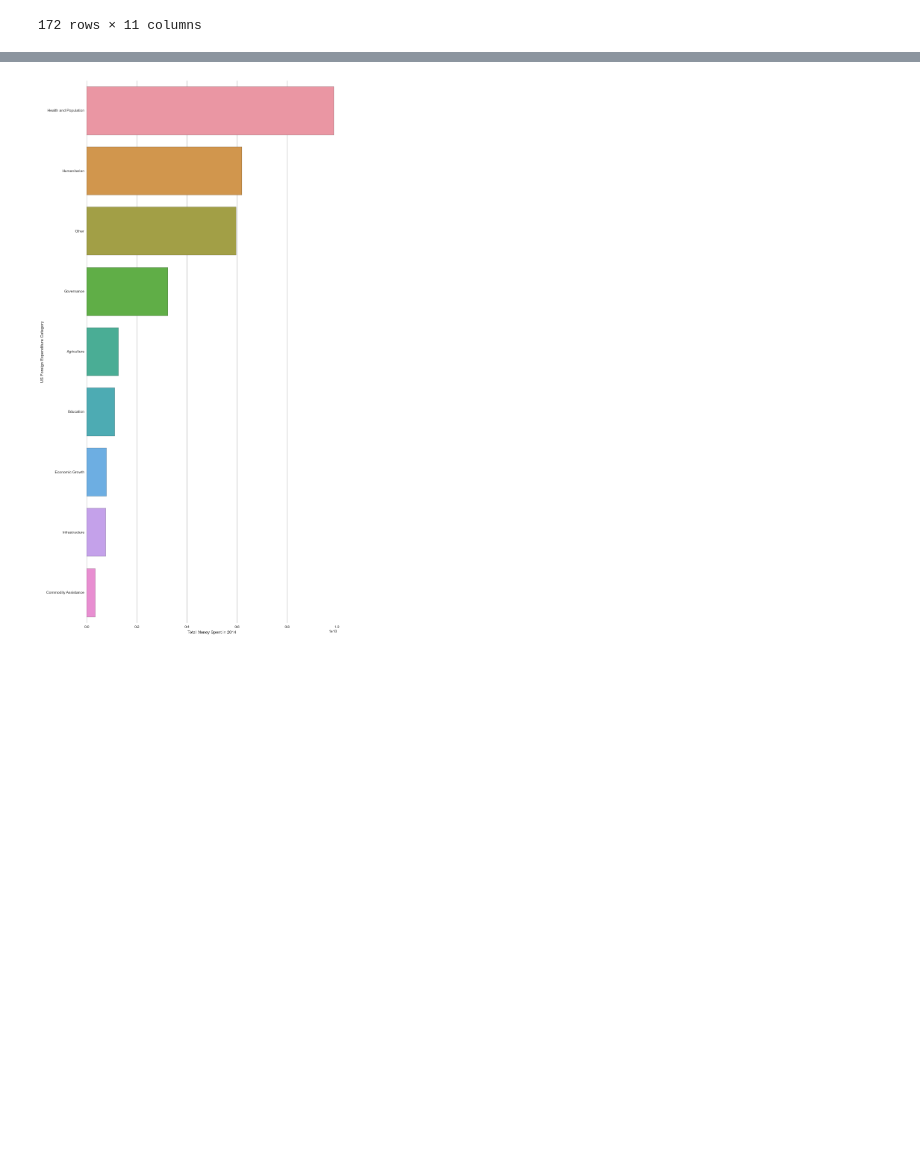
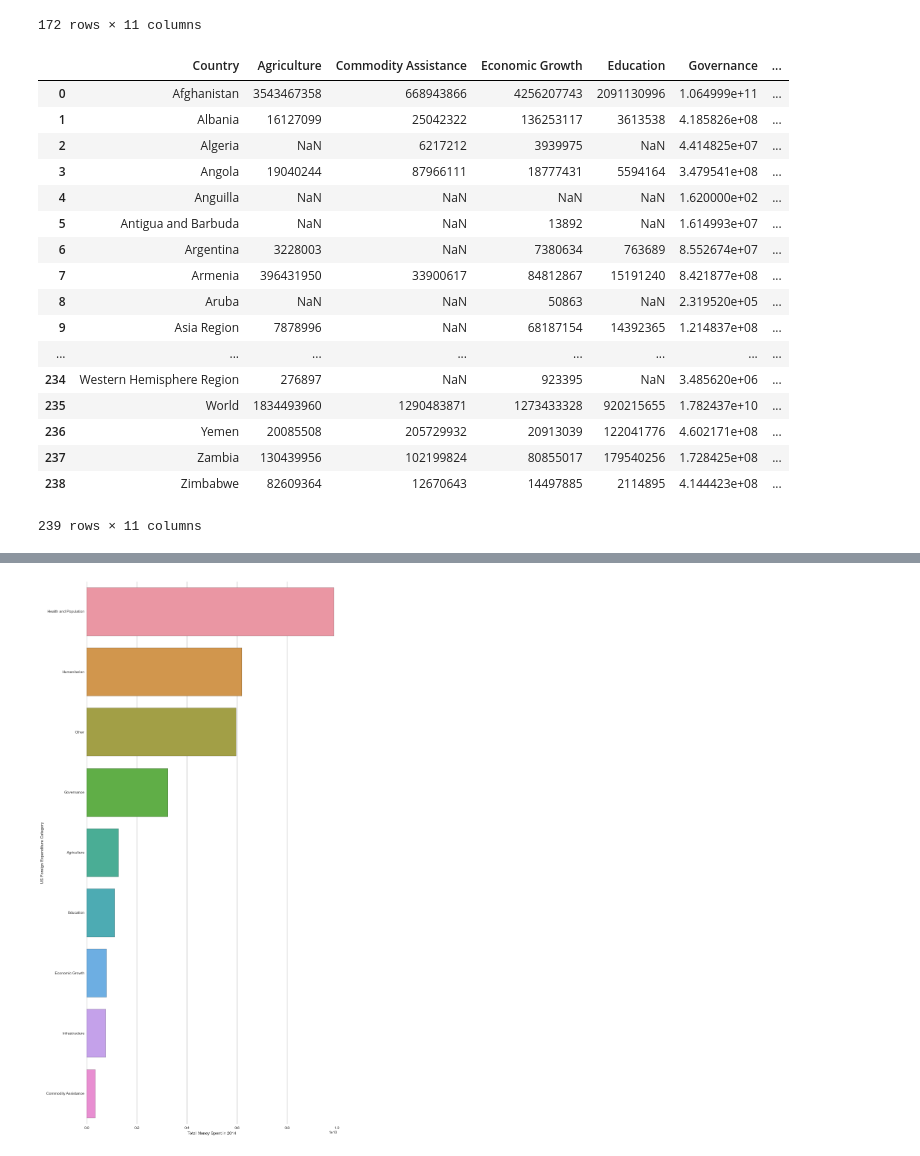
Before and after one commit to ds-proto/ds-proto.github.io, a Jupyter notebook: US_aid.ipynb, the cells around one changed output, grey strips where cells are left out. Saved outputs shown, nothing was run; the diff lists cells and outputs as text; code cells hidden in the pictures; blank space fills up the shorter version.

```diff
--- a/US_aid.ipynb
+++ b/US_aid.ipynb
@@ -50,8 +50,8 @@ def total_costs(dataframe, region_label, cost_label):
                 costs[region] = cost
     return costs
 
-def costs_of(category, region_label, cost_label):
-    aid_category = aid[aid.dac_category_name == category]
+def costs_of(df, category, region_label, cost_label):
+    aid_category = df[df.dac_category_name == category]
     return total_costs(aid_category, region_label, cost_label)
 
 def dict_to_df(dictionary, cols):
@@ -94,7 +94,7 @@ year_totals_df.to_csv('data/year_totals.csv', index=False)
 # %%
 country_costs = {}
 for category in categories:
-    country_costs[category] = costs_of(category, 'country_name', 'constant_amount')
+    country_costs[category] = costs_of(aid, category, 'country_name', 'constant_amount')
 
 country_costs_df = pd.DataFrame.from_dict(country_costs)
 country_costs_df.index.name = 'Country'
@@ -128,3 +128,47 @@ country_costs_df
 | 170 | Zambia | 12882473 | NaN | 893723 | 14794769 | 2496770 | ... |
 | 171 | Zimbabwe | 4700604 | 19105159 | 2142891 | NaN | 15042639 | ... |
 172 rows × 11 columns
+# %%
+span_country_costs = {}
+for category in categories:
+    span_country_costs[category] = costs_of(long_aid, category, 'country_name', 'constant_amount')
+
+span_country_costs_df = pd.DataFrame.from_dict(span_country_costs)
+span_country_costs_df.index.name = 'Country'
+span_country_costs_df = span_country_costs_df.reset_index(level=0)
+
+span_regions = {}
+for index,row in long_aid.iterrows():
+    span_region = row['region_name']
+    span_country = row['country_name']
+    span_regions[span_country] = span_region
+
+span_country_costs_df['Region'] = span_country_costs_df['Country']
+span_country_costs_df['Region'] = span_country_costs_df['Region'].replace(regions)
+# %%
+def to_int(x):
+    if np.isnan(x):
+        return np.nan
+    else:
+        return int(x)
+span_country_costs_df[categories] = span_country_costs_df[categories].applymap(to_int)
+span_country_costs_df
+# %% [output]
+|  | Country | Agriculture | Commodity Assistance | Economic Growth | Education | Governance | ... |
+| 0 | Afghanistan | 3543467358 | 668943866 | 4256207743 | 2091130996 | 1.064999e+11 | ... |
+| 1 | Albania | 16127099 | 25042322 | 136253117 | 3613538 | 4.185826e+08 | ... |
+| 2 | Algeria | NaN | 6217212 | 3939975 | NaN | 4.414825e+07 | ... |
+| 3 | Angola | 19040244 | 87966111 | 18777431 | 5594164 | 3.479541e+08 | ... |
+| 4 | Anguilla | NaN | NaN | NaN | NaN | 1.620000e+02 | ... |
+| 5 | Antigua and Barbuda | NaN | NaN | 13892 | NaN | 1.614993e+07 | ... |
+| 6 | Argentina | 3228003 | NaN | 7380634 | 763689 | 8.552674e+07 | ... |
+| 7 | Armenia | 396431950 | 33900617 | 84812867 | 15191240 | 8.421877e+08 | ... |
+| 8 | Aruba | NaN | NaN | 50863 | NaN | 2.319520e+05 | ... |
+| 9 | Asia Region | 7878996 | NaN | 68187154 | 14392365 | 1.214837e+08 | ... |
+| ... | ... | ... | ... | ... | ... | ... | ... |
+| 234 | Western Hemisphere Region | 276897 | NaN | 923395 | NaN | 3.485620e+06 | ... |
+| 235 | World | 1834493960 | 1290483871 | 1273433328 | 920215655 | 1.782437e+10 | ... |
+| 236 | Yemen | 20085508 | 205729932 | 20913039 | 122041776 | 4.602171e+08 | ... |
+| 237 | Zambia | 130439956 | 102199824 | 80855017 | 179540256 | 1.728425e+08 | ... |
+| 238 | Zimbabwe | 82609364 | 12670643 | 14497885 | 2114895 | 4.144423e+08 | ... |
+239 rows × 11 columns
```
Also changed, not shown: parts of 6 cells of this notebook, 2 other files.
